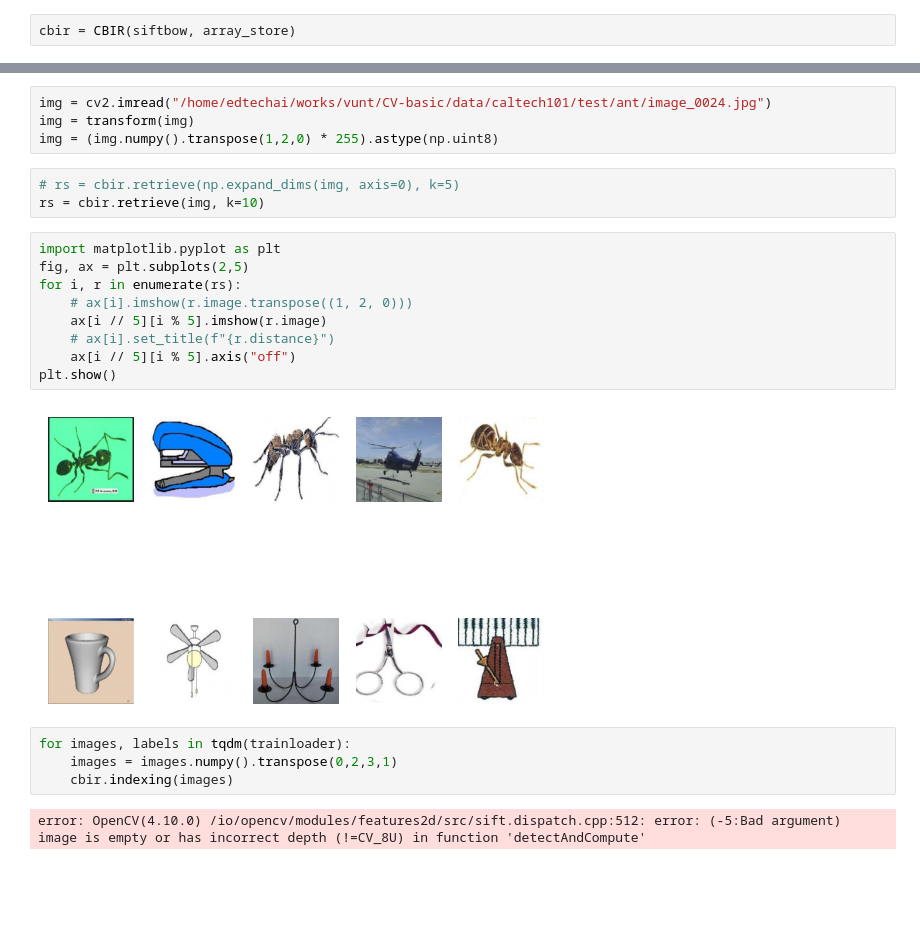
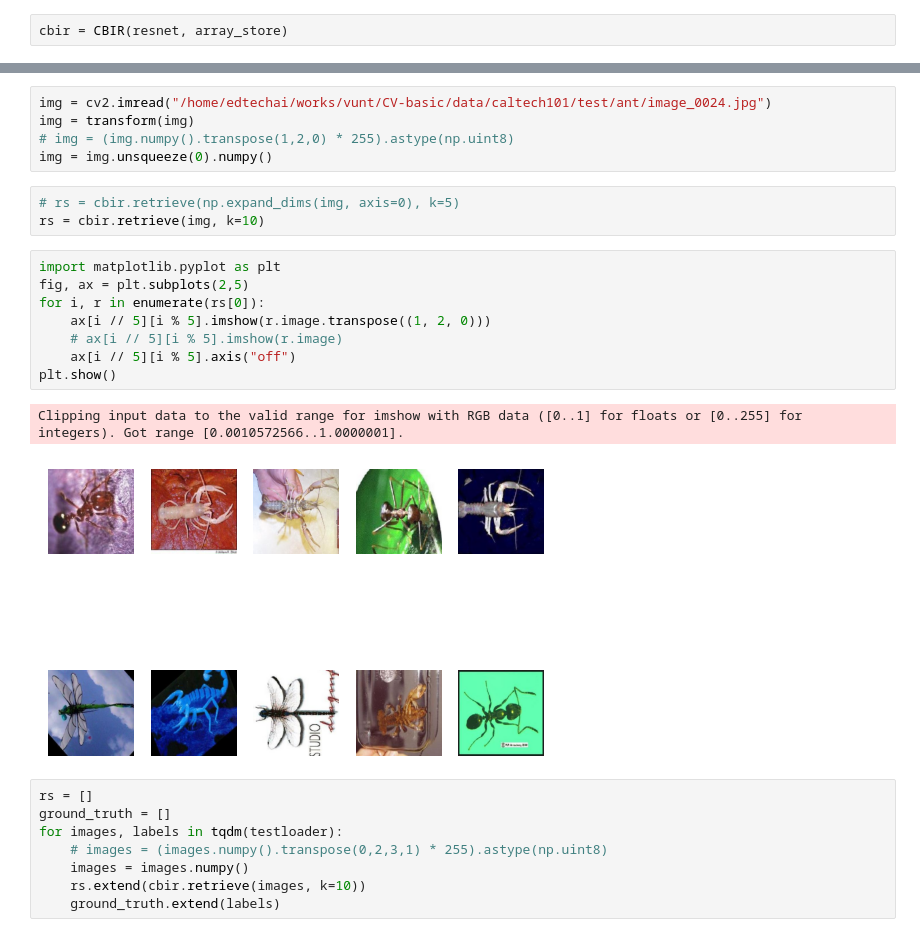
Before and after one commit to nrhevu/CV-basic, a Jupyter notebook: cbir_dev.ipynb, the cells around one changed output, grey strips where cells are left out. Drawn from its saved outputs; the diff is of its cells as text; blank space fills up the shorter version.

Commit message:
feat: add evaluation resnet

```diff
--- a/cbir_dev.ipynb
+++ b/cbir_dev.ipynb
@@ -68,5 +67,5 @@ Fit Kmeans clustering to create BOW
 Fit IDF for TF-IDF Transformation
 Complete Fitting SIFT BOW Extractor
 # %%
-cbir = CBIR(siftbow, array_store)
+cbir = CBIR(resnet, array_store)
 # %%
@@ -78,24 +78,27 @@ cbir.feature_extractor.mode = "tfidf"
 # %%
 img = cv2.imread("/home/edtechai/works/vunt/CV-basic/data/caltech101/test/ant/image_0024.jpg")
 img = transform(img)
-img = (img.numpy().transpose(1,2,0) * 255).astype(np.uint8)
+# img = (img.numpy().transpose(1,2,0) * 255).astype(np.uint8)
+img = img.unsqueeze(0).numpy()
 # %%
 # rs = cbir.retrieve(np.expand_dims(img, axis=0), k=5)
 rs = cbir.retrieve(img, k=10)
 # %%
 import matplotlib.pyplot as plt
 fig, ax = plt.subplots(2,5)
-for i, r in enumerate(rs):
-    # ax[i].imshow(r.image.transpose((1, 2, 0)))
-    ax[i // 5][i % 5].imshow(r.image)
-    # ax[i].set_title(f"{r.distance}")
+for i, r in enumerate(rs[0]):
+    ax[i // 5][i % 5].imshow(r.image.transpose((1, 2, 0)))
+    # ax[i // 5][i % 5].imshow(r.image)
     ax[i // 5][i % 5].axis("off")
 plt.show()
 # %% [output]
+Clipping input data to the valid range for imshow with RGB data ([0..1] for floats or [0..255] for integers). Got range [0.0010572566..1.0000001].
-[figure, old version]
+[figure, new version]
 # %%
-for images, labels in tqdm(trainloader):
-    images = images.numpy().transpose(0,2,3,1)
-    cbir.indexing(images)
+rs = []
+ground_truth = []
+for images, labels in tqdm(testloader):
+    # images = (images.numpy().transpose(0,2,3,1) * 255).astype(np.uint8)
+    images = images.numpy()
+    rs.extend(cbir.retrieve(images, k=10))
+    ground_truth.extend(labels)
-# %% [output]
-error: OpenCV(4.10.0) /io/opencv/modules/features2d/src/sift.dispatch.cpp:512: error: (-5:Bad argument) image is empty or has incorrect depth (!=CV_8U) in function 'detectAndCompute'
```
Also changed, not shown: parts of 20 cells of this notebook, 8 other files.
